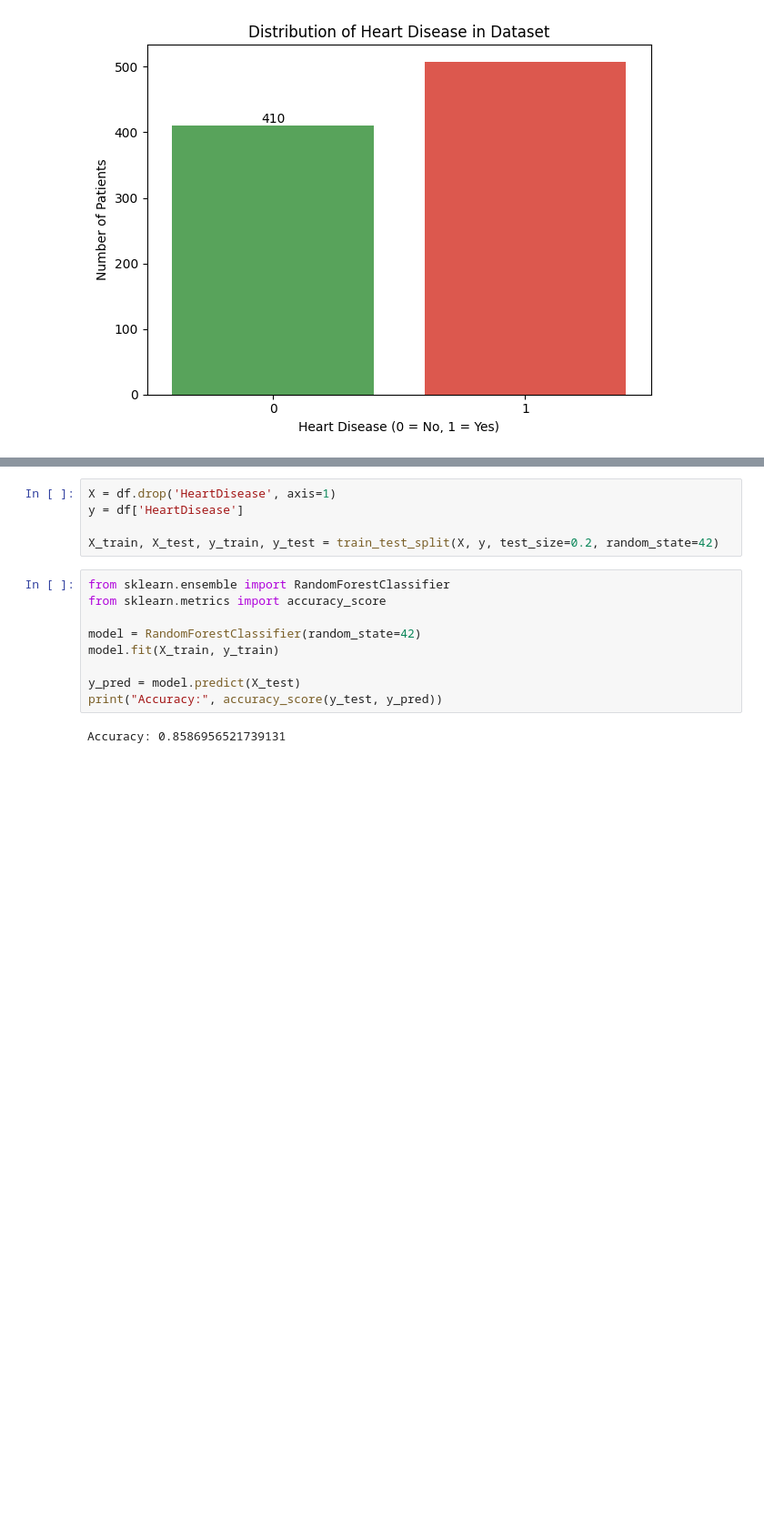
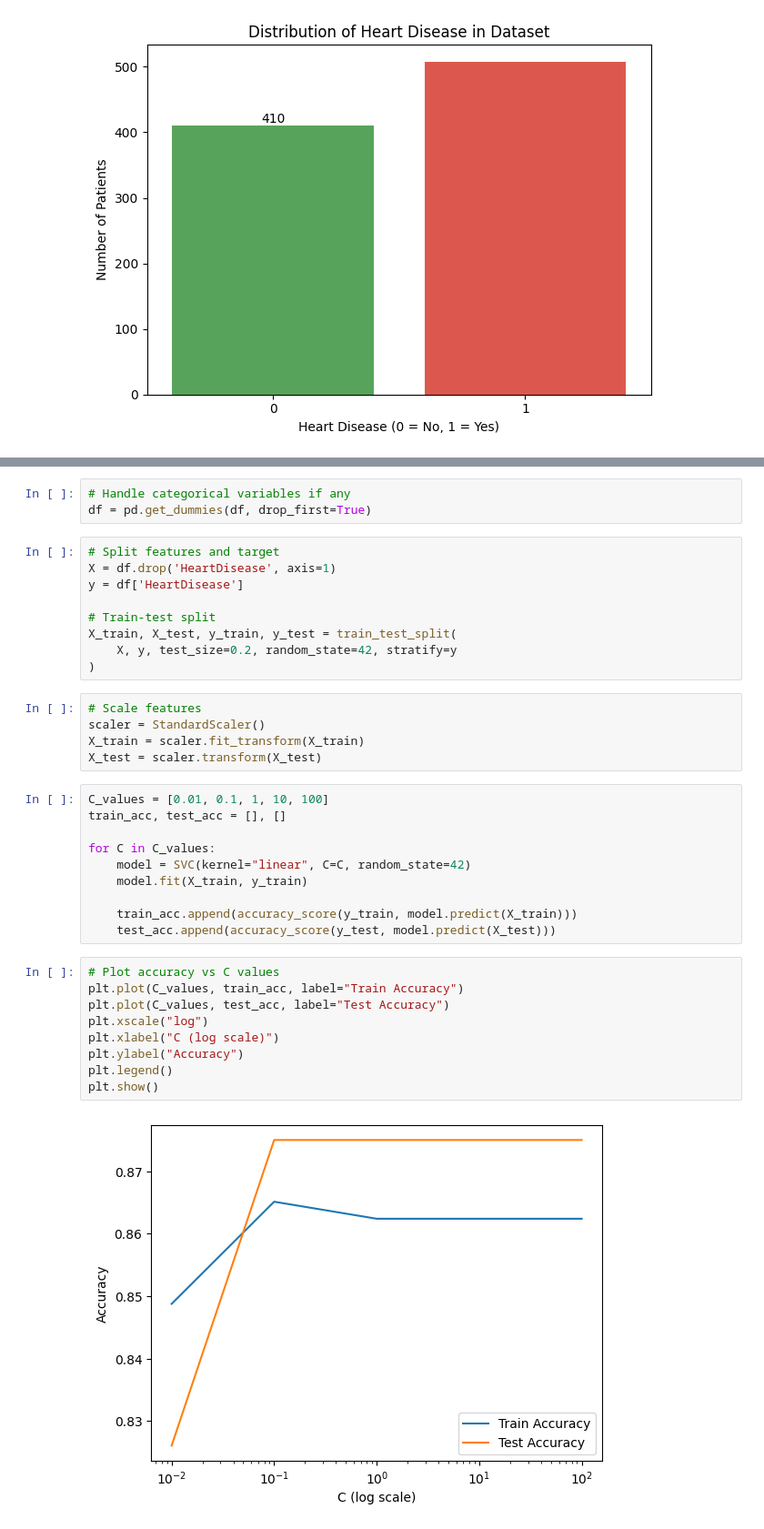
Before and after one commit to tashfeen786/STEMETA_Intership_Projects, a Jupyter notebook: Heart_Failure_Prediction/Heart_Failure_Prediction.ipynb, the cells around one changed output, grey strips where cells are left out. Shown at 91% size. Saved outputs shown, nothing was run; the diff lists cells and outputs as text; blank space fills up the shorter version.

```diff
--- a/Heart_Failure_Prediction/Heart_Failure_Prediction.ipynb
+++ b/Heart_Failure_Prediction/Heart_Failure_Prediction.ipynb
@@ -112,18 +124,40 @@ ST_Slope_Up            int64
 dtype: object
+# %%
+# Handle categorical variables if any
+df = pd.get_dummies(df, drop_first=True)
 # %%
+# Split features and target
 X = df.drop('HeartDisease', axis=1)
 y = df['HeartDisease']
 
-X_train, X_test, y_train, y_test = train_test_split(X, y, test_size=0.2, random_state=42)
+# Train-test split
+X_train, X_test, y_train, y_test = train_test_split(
+    X, y, test_size=0.2, random_state=42, stratify=y
+)
+# %%
+# Scale features
+scaler = StandardScaler()
+X_train = scaler.fit_transform(X_train)
+X_test = scaler.transform(X_test)
 # %%
-from sklearn.ensemble import RandomForestClassifier
-from sklearn.metrics import accuracy_score
+C_values = [0.01, 0.1, 1, 10, 100]
+train_acc, test_acc = [], []
 
-model = RandomForestClassifier(random_state=42)
-model.fit(X_train, y_train)
+for C in C_values:
+    model = SVC(kernel="linear", C=C, random_state=42)
+    model.fit(X_train, y_train)
 
-y_pred = model.predict(X_test)
-print("Accuracy:", accuracy_score(y_test, y_pred))
+    train_acc.append(accuracy_score(y_train, model.predict(X_train)))
+    test_acc.append(accuracy_score(y_test, model.predict(X_test)))
-# %% [output]
-Accuracy: 0.8586956521739131
+# %%
+# Plot accuracy vs C values
+plt.plot(C_values, train_acc, label="Train Accuracy")
+plt.plot(C_values, test_acc, label="Test Accuracy")
+plt.xscale("log")
+plt.xlabel("C (log scale)")
+plt.ylabel("Accuracy")
+plt.legend()
+plt.show()
+# %% [output]
+[figure, added]
 # %%
```
Also changed, not shown: parts of 28 cells of this notebook.
